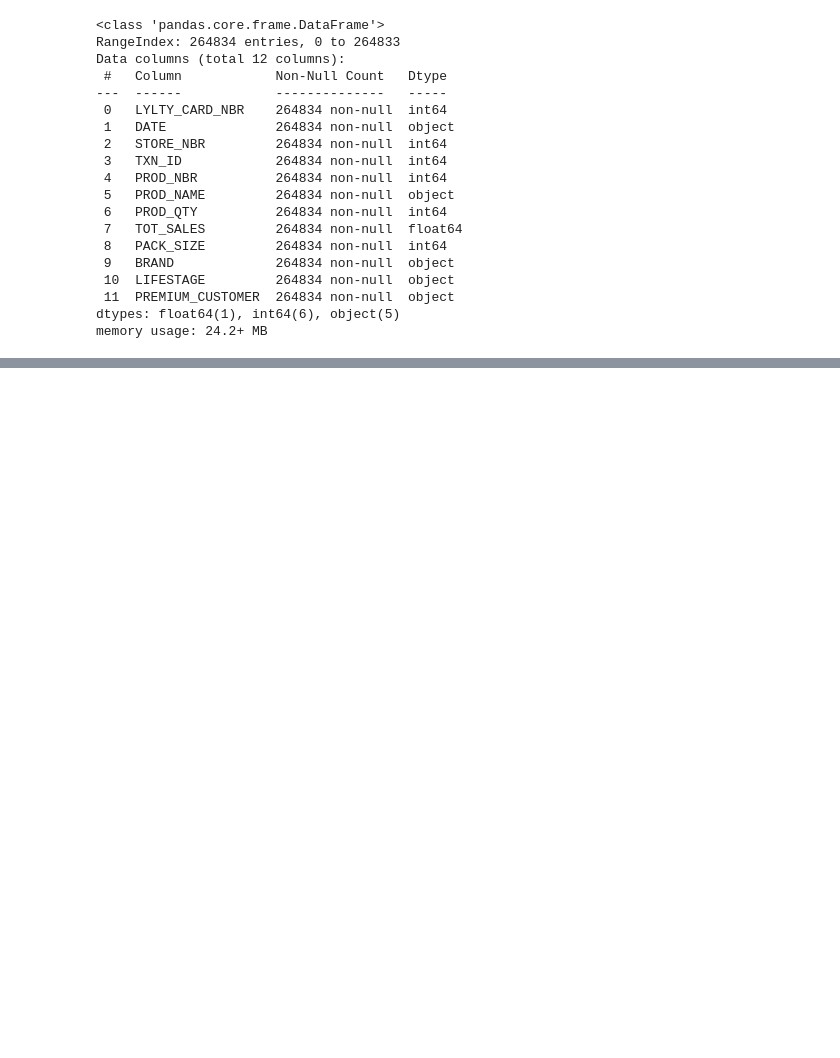
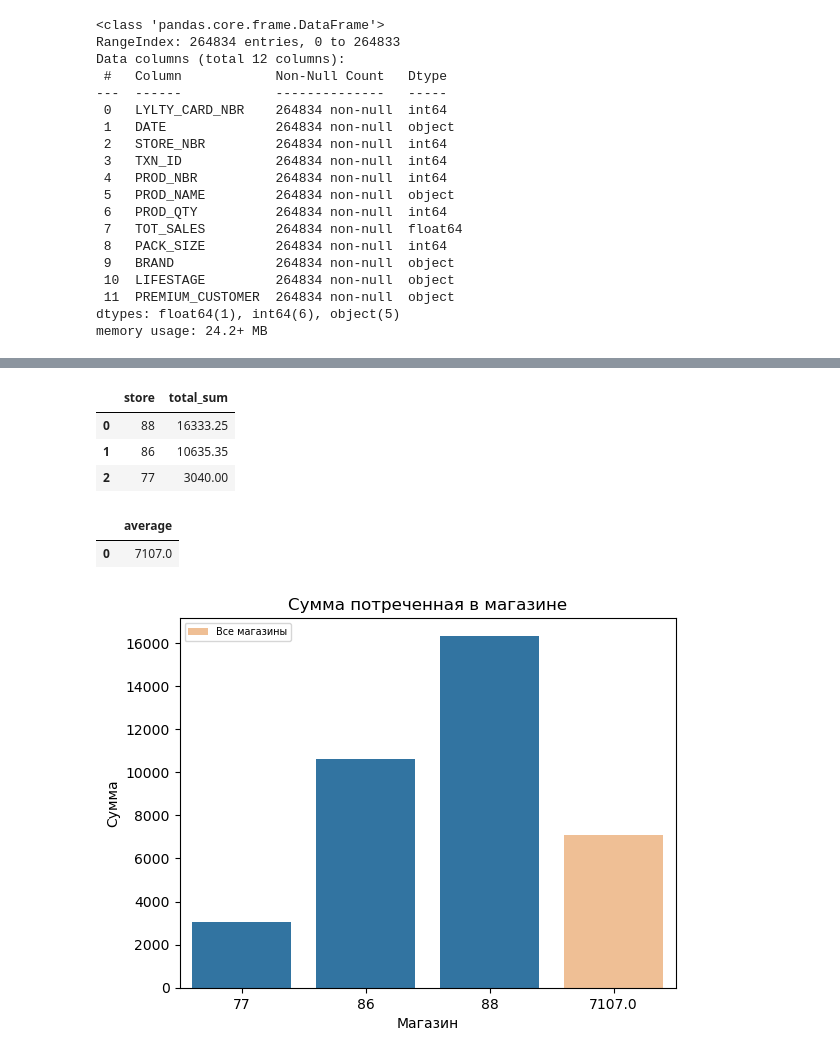
Before and after one commit to Hellionember/Pet-Project3, a Jupyter notebook: main.ipynb, the cells around one changed output, grey strips where cells are left out. Cells and saved outputs as stored; diff of their text form; code cells hidden in the pictures; blank space fills up the shorter version.

```diff
--- a/main.ipynb
+++ b/main.ipynb
@@ -78,0 +92,43 @@ plt.show()
+# %%
+query = '''
+    SELECT STORE_NBR AS store,
+           SUM(TOT_SALES) AS total_sum
+    FROM data_stores_77_86_88
+    GROUP BY STORE_NBR
+    ORDER BY total_sum DESC
+    '''
+
+total_sales = ps.sqldf(query)
+total_sales
+# %% [output]
+|  | store | total_sum |
+| 0 | 88 | 16333.25 |
+| 1 | 86 | 10635.35 |
+| 2 | 77 | 3040.00 |
+# %%
+query = '''
+    WITH CTE AS (
+        SELECT STORE_NBR AS store, SUM(TOT_SALES) AS total_sum
+        FROM data
+        GROUP BY STORE_NBR
+        )
+
+    SELECT ROUND(AVG(total_sum), 0) as average
+    FROM CTE
+    '''
+
+avg_total_sales_all_store = ps.sqldf(query)
+avg_total_sales_all_store
+# %% [output]
+|  | average |
+| 0 | 7107.0 |
+# %%
+sns.barplot(x='store', y='total_sum', data=total_sales)
+sns.barplot(x='average', y='average', data=avg_total_sales_all_store, label='Все магазины', alpha=0.5)
+plt.xlabel('Магазин')
+plt.ylabel('Сумма')
+plt.title('Сумма потреченная в магазине')
+plt.legend(loc='upper left', fontsize=7)
+plt.show()
+# %% [output]
+[figure, added]
```
Also changed, not shown: parts of 4 cells of this notebook.
